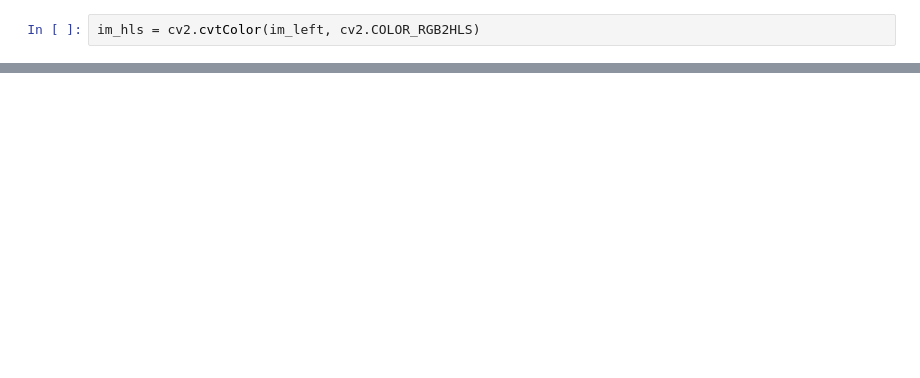
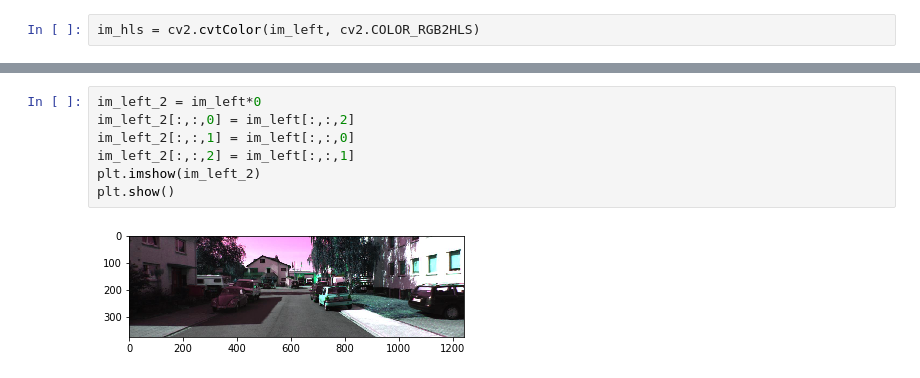
Before and after one commit to wildcat5566/mergedepth, a Jupyter notebook: examples/Construct_dataset.ipynb, the cells around one changed output, grey strips where cells are left out. Saved outputs shown, nothing was run; the diff lists cells and outputs as text; blank space fills up the shorter version.

```diff
--- a/examples/Construct_dataset.ipynb
+++ b/examples/Construct_dataset.ipynb
@@ -159,0 +147,9 @@ plt.show()
+# %%
+im_left_2 = im_left*0
+im_left_2[:,:,0] = im_left[:,:,2]
+im_left_2[:,:,1] = im_left[:,:,0]
+im_left_2[:,:,2] = im_left[:,:,1]
+plt.imshow(im_left_2)
+plt.show()
+# %% [output]
+[figure, added]
```
Also changed, not shown: parts of 16 cells of this notebook, 4 other files.
